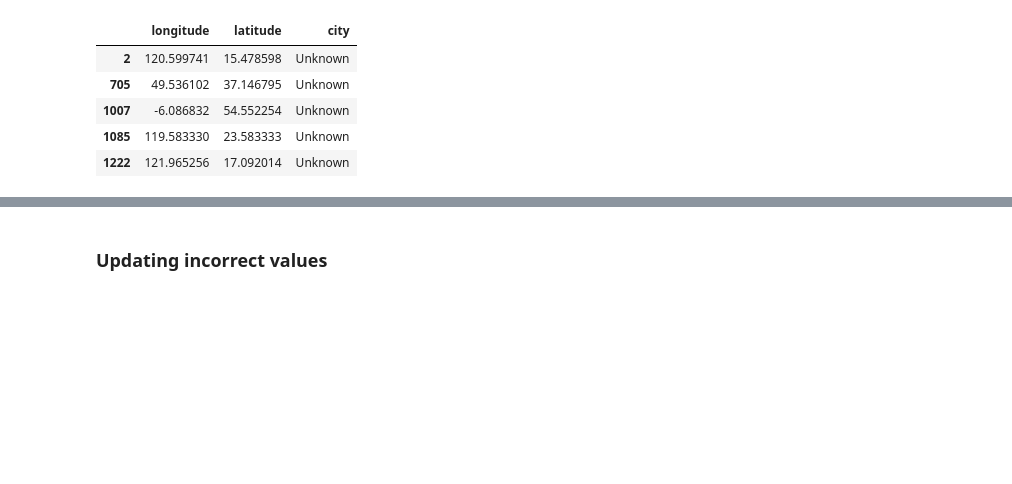
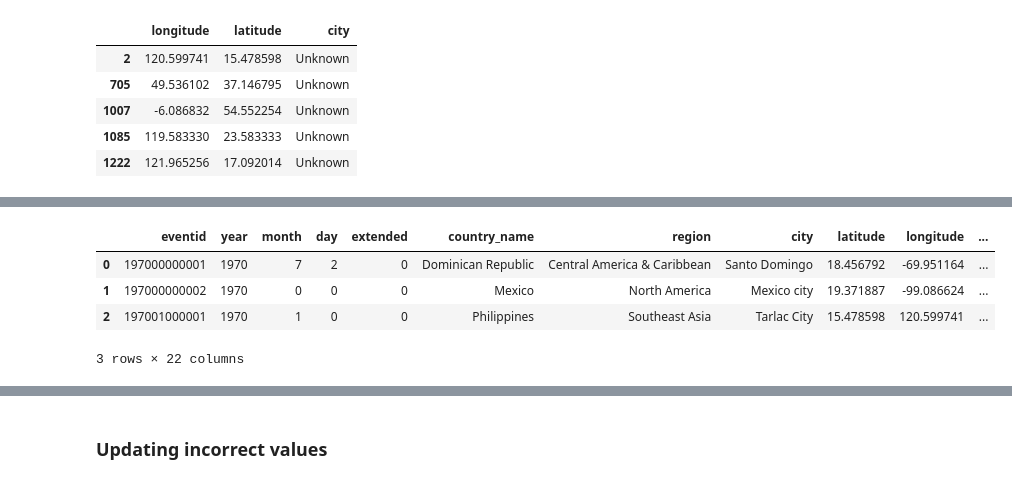
Before and after one commit to JozJozmin/GTD-, a Jupyter notebook: global-terrorism-analysis-capstone-project-ipynb.ipynb, the cells around one changed output, grey strips where cells are left out. Cells and saved outputs as stored; diff of their text form; code cells hidden in the pictures; blank space fills up the shorter version.

Commit message:
Kaggle Notebook | Global Terrorism Analysis - Capstone Project.ipynb | Version 16

```diff
--- a/global-terrorism-analysis-capstone-project-ipynb.ipynb
+++ b/global-terrorism-analysis-capstone-project-ipynb.ipynb
@@ -279,13 +281,13 @@ pd.concat(result,axis =0).to_csv('Geocoder_city.csv')
 # %%
-df1 = unknown_city_data[4000:6000]
-df2 = unknown_city_data[6000:]
+# df1 = unknown_city_data[4000:6000]
+# df2 = unknown_city_data[6000:]
 
-if __name__ == '__main__':
-    df = unknown_city_data
-    p = Pool()
-    result = p.map(update_city2,[df1,df2
-                                 ])
-    p.close()
-    p.join()
-    print(result)
+# if __name__ == '__main__':
+#     df = unknown_city_data
+#     p = Pool()
+#     result = p.map(update_city2,[df1,df2
+#                                  ])
+#     p.close()
+#     p.join()
+#     print(result)
 # %%
@@ -293,7 +295,10 @@ pd.concat(result,axis =0).to_csv('Geocoder_city1.csv')
 # %%
-Geocoder_data_part1 = pd.read_csv('./Geocoder_city.csv')
-Geocoder_data_part2 = pd.read_csv('./Geocoder_city1.csv')
+#Geocoder_data_part1 = pd.read_csv('./Geocoder_city.csv')
+#Geocoder_data_part2 = pd.read_csv('./Geocoder_city1.csv')
 
-city_data = pd.concat([Geocoder_data_part1,Geocoder_data_part2],axis = 0)
+Geocoder_data_part1 = pd.read_csv('/kaggle/input/output-data/Geocoder_city.csv')
+Geocoder_data_part2 = pd.read_csv('/kaggle/input/output-data/Geocoder_city1.csv')
+
+city_data = pd.concat([Geocoder_data_part1,Geocoder_data_part2],axis = 0).set_index('Unnamed: 0')
 city_data = city_data[(city_data.city !='Unknown') & (city_data.city.notnull())]
 # %%
@@ -300,0 +314,14 @@ city_data
+# %%
+def change_city(df1,df2):
+    for i in df2.index:
+        if i in df1.index:
+            df1.loc[i, ['city']] = df2.loc[i,'city']
+    return df1
+# %%
+change_city(data_new,city_data).head(3)
+# %% [output]
+|  | eventid | year | month | day | extended | country_name | region | city | latitude | longitude | ... |
+| 0 | 197000000001 | 1970 | 7 | 2 | 0 | Dominican Republic | Central America & Caribbean | Santo Domingo | 18.456792 | -69.951164 | ... |
+| 1 | 197000000002 | 1970 | 0 | 0 | 0 | Mexico | North America | Mexico city | 19.371887 | -99.086624 | ... |
+| 2 | 197001000001 | 1970 | 1 | 0 | 0 | Philippines | Southeast Asia | Tarlac City | 15.478598 | 120.599741 | ... |
+3 rows × 22 columns
```
Also changed, not shown: parts of 55 cells of this notebook.
